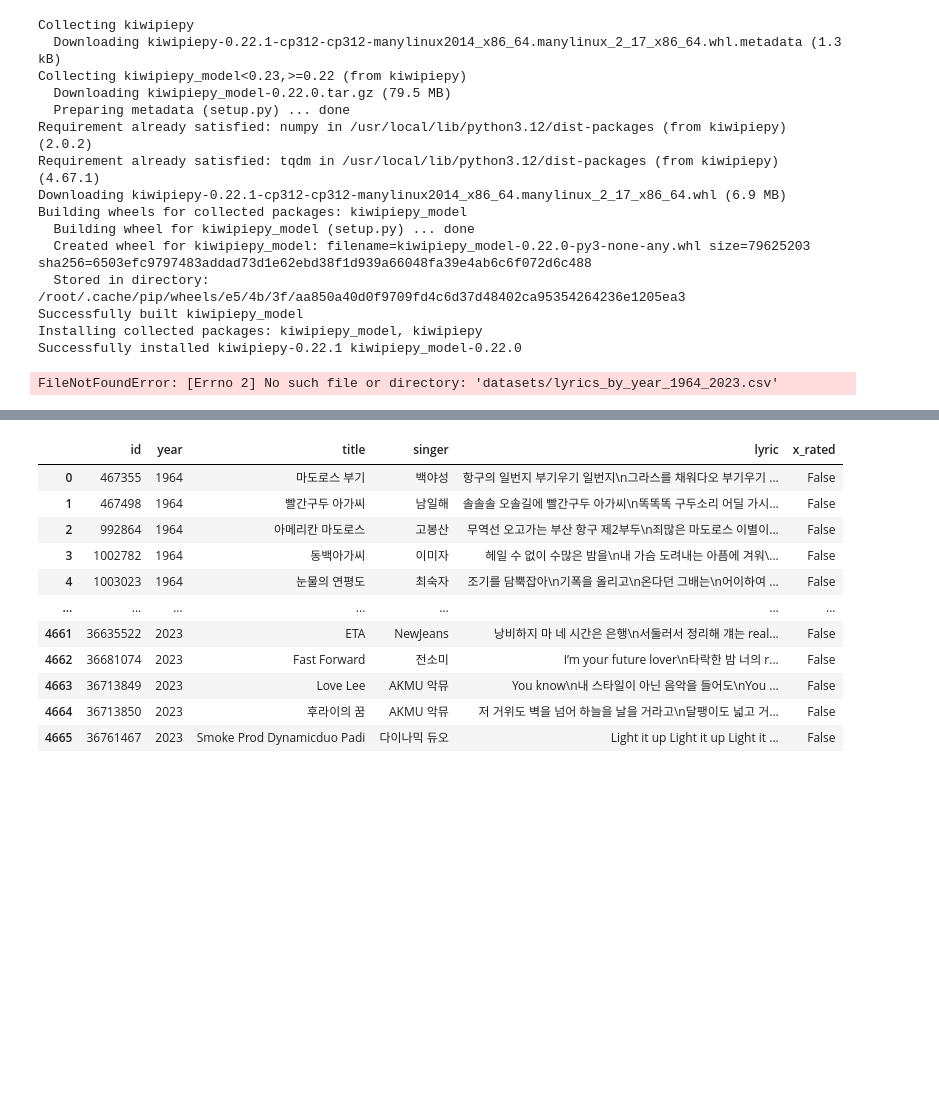
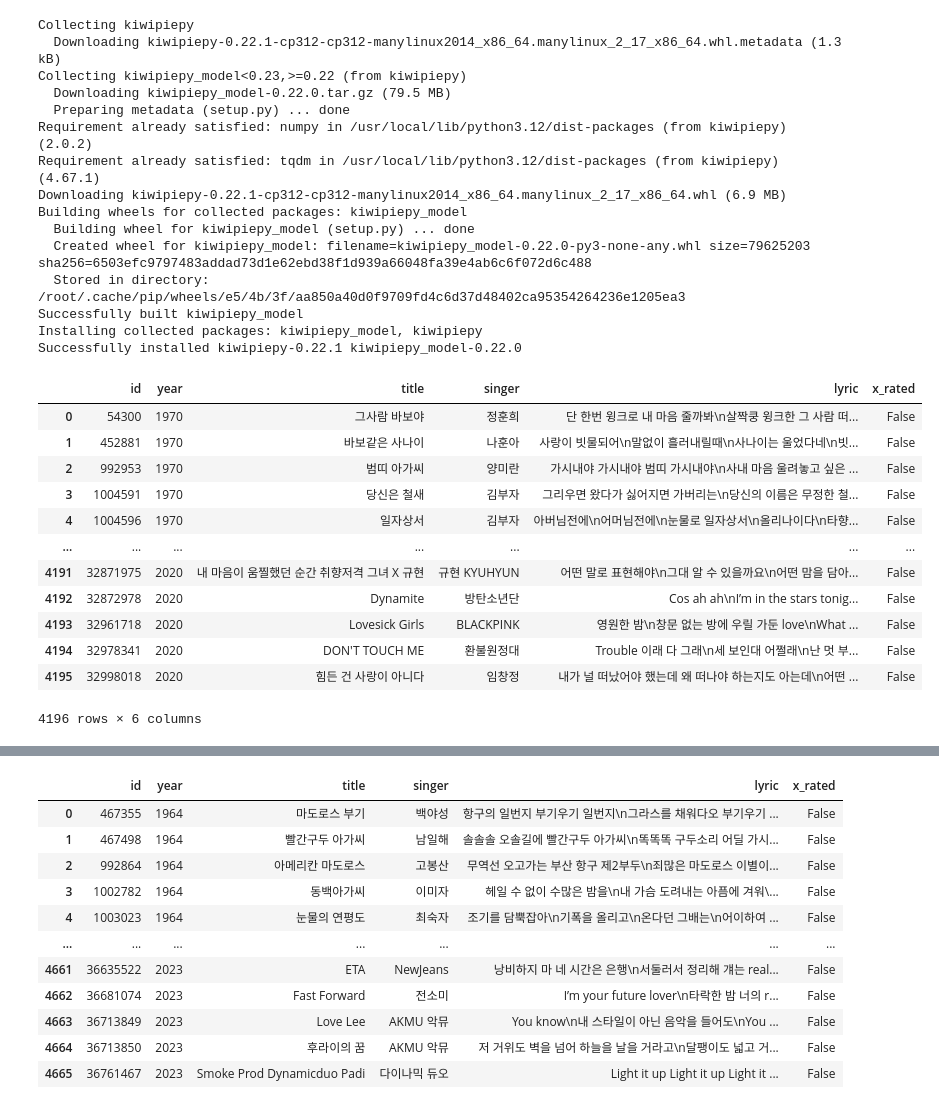
Before and after one commit to jangdain04-lab/TA_Airpods, a Jupyter notebook: 최종분석_아마.ipynb, the cells around one changed output, grey strips where cells are left out. Drawn from its saved outputs; the diff is of its cells as text; code cells hidden in the pictures; blank space fills up the shorter version.

```diff
--- a/최종분석_아마.ipynb
+++ b/최종분석_아마.ipynb
@@ -47,11 +57,30 @@ Successfully installed kiwipiepy-0.22.1 kiwipiepy_model-0.22.0
 from kiwipiepy import Kiwi
 kiwi = Kiwi()
 # %%
-raw_df = pd.read_csv('datasets/lyrics_by_year_1964_2023.csv', encoding='utf-8')
-df = raw_df.sort_values(by=['year', 'id']).reset_index(drop=True)
+# 원본 불러오기
+raw_df = pd.read_csv("/content/kpop-lyrics-analytics/datasets/lyrics_by_year_1964_2023.csv", encoding='utf-8')
+
+# 1970~2020년 범위만 필터링
+df = raw_df[(raw_df['year'] >= 1970) & (raw_df['year'] <= 2020)].copy()
+
+# year와 id 기준으로 정렬
+df = df.sort_values(by=['year', 'id']).reset_index(drop=True)
+
 df
 # %% [output]
+|  | id | year | title | singer | lyric | x_rated |
+| 0 | 54300 | 1970 | 그사람 바보야 | 정훈희 | 단 한번 윙크로 내 마음 줄까봐\n살짝쿵 윙크한 그 사람 떠... | False |
+| 1 | 452881 | 1970 | 바보같은 사나이 | 나훈아 | 사랑이 빗물되어\n말없이 흘러내릴때\n사나이는 울었다네\n빗... | False |
+| 2 | 992953 | 1970 | 범띠 아가씨 | 양미란 | 가시내야 가시내야 범띠 가시내야\n사내 마음 울려놓고 싶은 ... | False |
+| 3 | 1004591 | 1970 | 당신은 철새 | 김부자 | 그리우면 왔다가 싫어지면 가버리는\n당신의 이름은 무정한 철... | False |
+| 4 | 1004596 | 1970 | 일자상서 | 김부자 | 아버님전에\n어머님전에\n눈물로 일자상서\n올리나이다\n타향... | False |
+| ... | ... | ... | ... | ... | ... | ... |
+| 4191 | 32871975 | 2020 | 내 마음이 움찔했던 순간 취향저격 그녀 X 규현 | 규현 KYUHYUN | 어떤 말로 표현해야\n그대 알 수 있을까요\n어떤 맘을 담아... | False |
+| 4192 | 32872978 | 2020 | Dynamite | 방탄소년단 | Cos ah ah\nI’m in the stars tonig... | False |
+| 4193 | 32961718 | 2020 | Lovesick Girls | BLACKPINK | 영원한 밤\n창문 없는 방에 우릴 가둔 love\nWhat ... | False |
+| 4194 | 32978341 | 2020 | DON'T TOUCH ME | 환불원정대 | Trouble 이래 다 그래\n세 보인대 어쩔래\n난 멋 부... | False |
+| 4195 | 32998018 | 2020 | 힘든 건 사랑이 아니다 | 임창정 | 내가 널 떠났어야 했는데 왜 떠나야 하는지도 아는데\n어떤 ... | False |
-FileNotFoundError: [Errno 2] No such file or directory: 'datasets/lyrics_by_year_1964_2023.csv'
+4196 rows × 6 columns
 # %%
 len(df['singer'].unique()), len(df['id'].unique())
 # %% [output]
```
Also changed, not shown: parts of 4 cells of this notebook.
